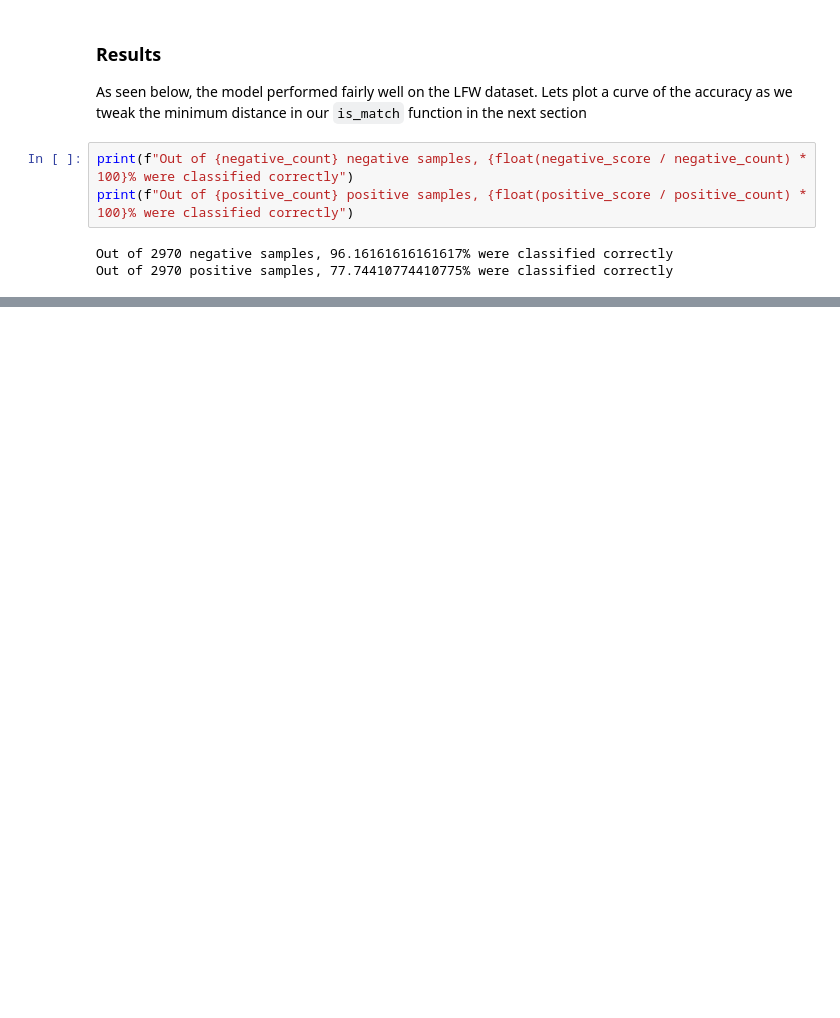
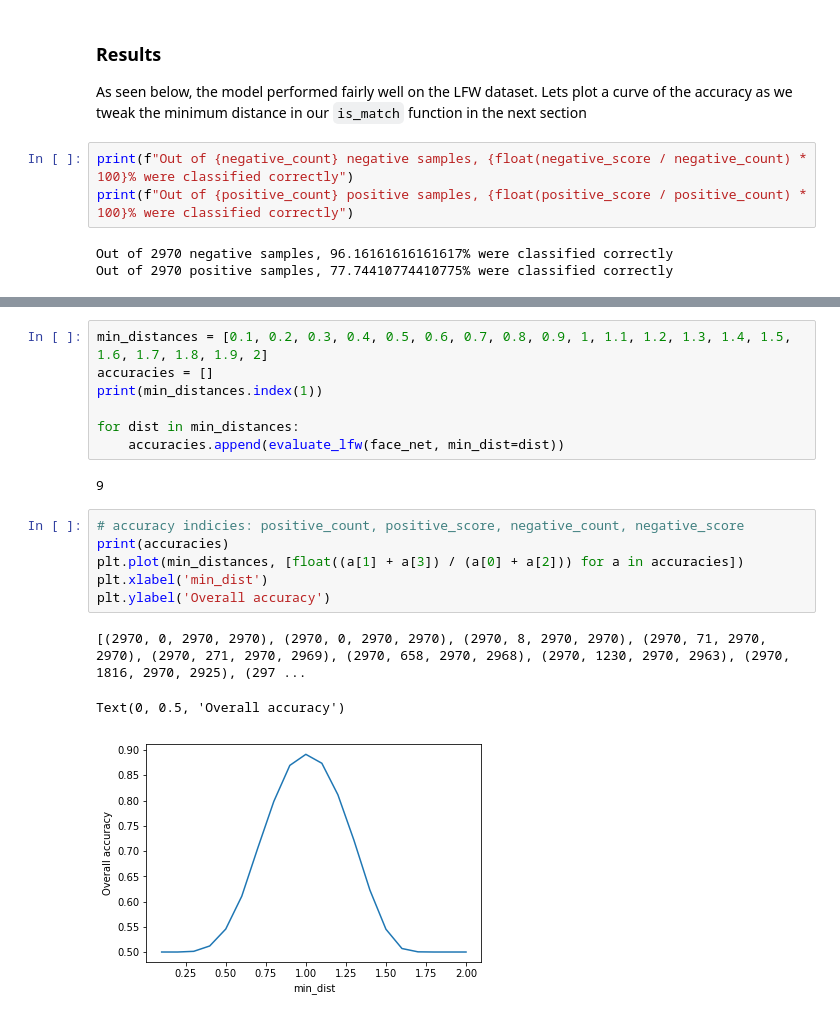
Before and after one commit to atbe/CSE-841-FaceNet-Project, a Jupyter notebook: src/CSE841-ahmedibr-FaceNet-Project.ipynb, the cells around one changed output, grey strips where cells are left out. Saved outputs shown, nothing was run; the diff lists cells and outputs as text; blank space fills up the shorter version.

```diff
--- a/src/CSE841-ahmedibr-FaceNet-Project.ipynb
+++ b/src/CSE841-ahmedibr-FaceNet-Project.ipynb
@@ -386,0 +377,19 @@ Out of 2970 positive samples, 77.74410774410775% were classified correctly
+# %%
+min_distances = [0.1, 0.2, 0.3, 0.4, 0.5, 0.6, 0.7, 0.8, 0.9, 1, 1.1, 1.2, 1.3, 1.4, 1.5, 1.6, 1.7, 1.8, 1.9, 2]
+accuracies = []
+print(min_distances.index(1))
+
+for dist in min_distances:
+    accuracies.append(evaluate_lfw(face_net, min_dist=dist))
+# %% [output]
+9
+# %%
+# accuracy indicies: positive_count, positive_score, negative_count, negative_score
+print(accuracies)
+plt.plot(min_distances, [float((a[1] + a[3]) / (a[0] + a[2])) for a in accuracies])
+plt.xlabel('min_dist')
+plt.ylabel('Overall accuracy')
+# %% [output]
+[(2970, 0, 2970, 2970), (2970, 0, 2970, 2970), (2970, 8, 2970, 2970), (2970, 71, 2970, 2970), (2970, 271, 2970, 2969), (2970, 658, 2970, 2968), (2970, 1230, 2970, 2963), (2970, 1816, 2970, 2925), (297 ...
+Text(0, 0.5, 'Overall accuracy')
+[figure, added]
```
Also changed, not shown: parts of 10 cells of this notebook, 3 other files.
